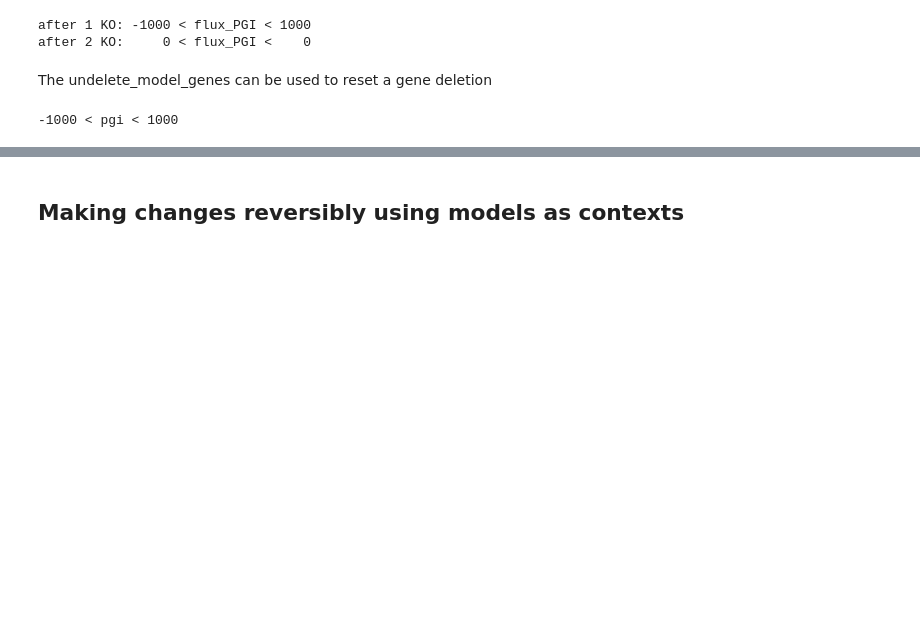
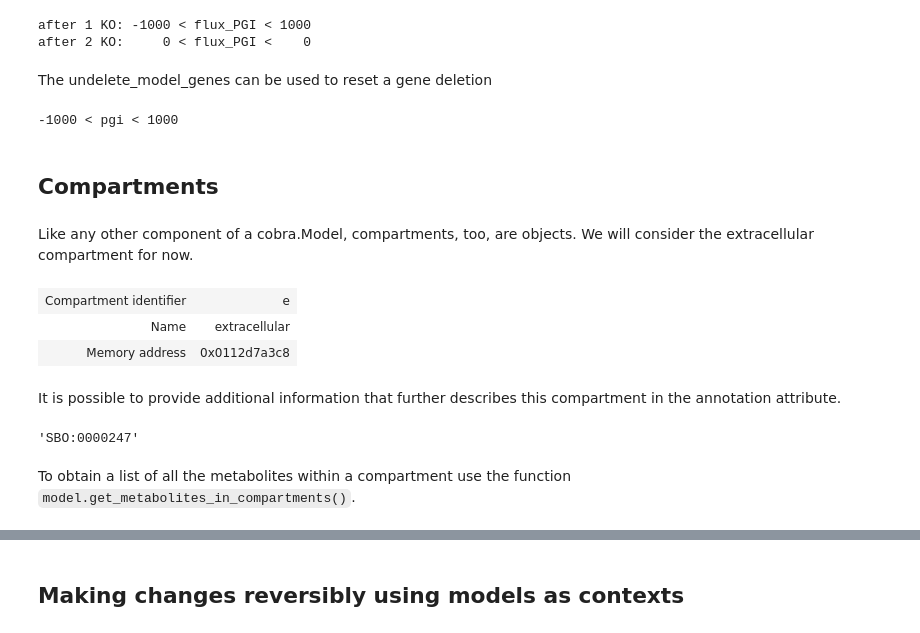
Before and after one commit to opencobra/cobrapy, a Jupyter notebook: documentation_builder/getting_started.ipynb, the cells around one changed output, grey strips where cells are left out. Saved outputs shown, nothing was run; the diff lists cells and outputs as text; code cells hidden in the pictures; blank space fills up the shorter version.

```diff
--- a/documentation_builder/getting_started.ipynb
+++ b/documentation_builder/getting_started.ipynb
@@ -259,3 +279,15 @@ cobra.manipulation.undelete_model_genes(model)
 print(pgi.lower_bound, "< pgi <", pgi.upper_bound)
 # %% [output]
 -1000 < pgi < 1000
+# %% [markdown]
+## Compartments
+# %% [markdown]
+Like any other component of a cobra.Model, compartments, too, are objects. We will consider the extracellular compartment for now.
+# %%
+model.compartments.e
+# %% [output]
+| Compartment identifier | e |
+| Name | extracellular |
+| Memory address | 0x0112d7a3c8 |
+# %% [markdown]
+It is possible to provide additional information that further describes this compartment in the annotation attribute.
@@ -261,0 +297,6 @@ print(pgi.lower_bound, "< pgi <", pgi.upper_bound)
+# %%
+model.compartments.e.annotation["sbo"]
+# %% [output]
+'SBO:0000247'
+# %% [markdown]
+To obtain a list of all the metabolites within a compartment use the function `model.get_metabolites_in_compartments()`.
```
Also changed, not shown: parts of 15 cells of this notebook, 33 other files.
